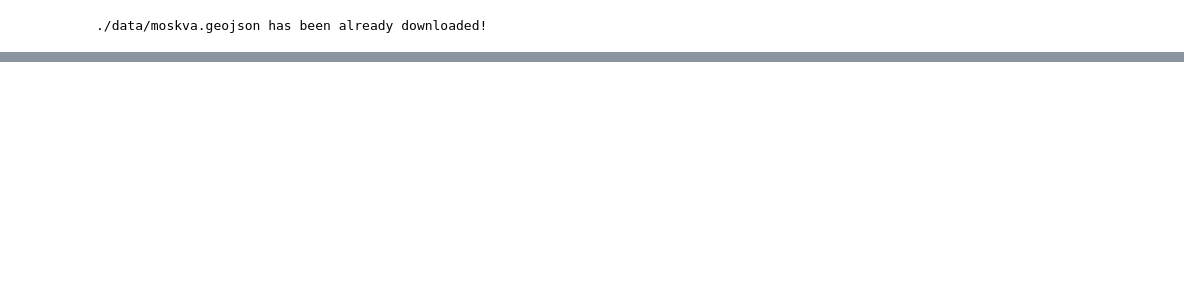
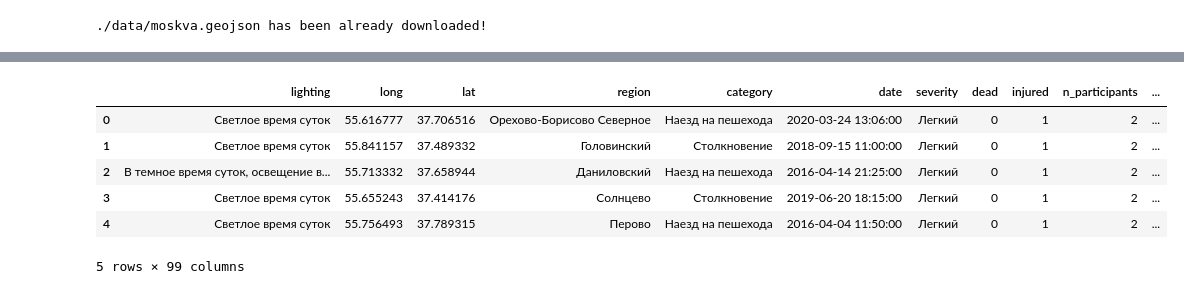
Before and after one commit to isdevnull/cw3, a Jupyter notebook: work.ipynb, the cells around one changed output, grey strips where cells are left out. Drawn from its saved outputs; the diff is of its cells as text; code cells hidden in the pictures; blank space fills up the shorter version.

```diff
--- a/work.ipynb
+++ b/work.ipynb
@@ -114,7 +84,8 @@ data_moscow
 # %%
 def cat2binary(df):
     """
-    unique: values to be encoded
+    Applies one-hot-encoding for selected column.
+
     df: pd.DataFrame
     return:
           matrix -- encoding
@@ -155,8 +126,18 @@ clean_data = pd.concat(data2merge, axis=1)
 # %%
 clean_data.drop(columns2encode, axis=1, inplace=True)
 # %%
-clean_data.rename(columns={"properties.light": 'Условия освещения', "properties.point.lat": 'Широта', "properties.point.long": 'Долгота',
-"properties.region": 'Регион Москвы', 'properties.severity': 'Тяжесть травм', 'properties.dead_count': 'Количество погибших', 'properties.injured_count': 'Количество пострадавших', 'properties.participants_count': 'Количество участников', 'experience': 'Водительский стаж', 'w_percent': '% женщин в авариях', 'properties.category': 'Тип аварии'}, inplace=True)
+clean_data.rename(columns={"properties.light": 'lighting', "properties.point.lat": 'long', "properties.point.long": 'lat',
+"properties.region": 'region', 'properties.severity': 'severity', 'properties.dead_count': 'dead', 'properties.injured_count': 'injured', 'properties.participants_count': 'n_participants', 'experience': 'dr_exp', 'w_percent': 'w_percent', 'properties.category': 'category', 'properties.datetime': 'date'}, inplace=True)
+# %%
+clean_data.head(5)
+# %% [output]
+|  | lighting | long | lat | region | category | date | severity | dead | injured | n_participants | ... |
+| 0 | Светлое время суток | 55.616777 | 37.706516 | Орехово-Борисово Северное | Наезд на пешехода | 2020-03-24 13:06:00 | Легкий | 0 | 1 | 2 | ... |
+| 1 | Светлое время суток | 55.841157 | 37.489332 | Головинский | Столкновение | 2018-09-15 11:00:00 | Легкий | 0 | 1 | 2 | ... |
+| 2 | В темное время суток, освещение в... | 55.713332 | 37.658944 | Даниловский | Наезд на пешехода | 2016-04-14 21:25:00 | Легкий | 0 | 1 | 2 | ... |
+| 3 | Светлое время суток | 55.655243 | 37.414176 | Солнцево | Столкновение | 2019-06-20 18:15:00 | Легкий | 0 | 1 | 2 | ... |
+| 4 | Светлое время суток | 55.756493 | 37.789315 | Перово | Наезд на пешехода | 2016-04-04 11:50:00 | Легкий | 0 | 1 | 2 | ... |
+5 rows × 99 columns
 # %%
 clean_data.to_csv("clean_data_MSK.csv", sep=':', index=False)
 # %%
```
Also changed, not shown: parts of 16 cells of this notebook, 11 other files.
